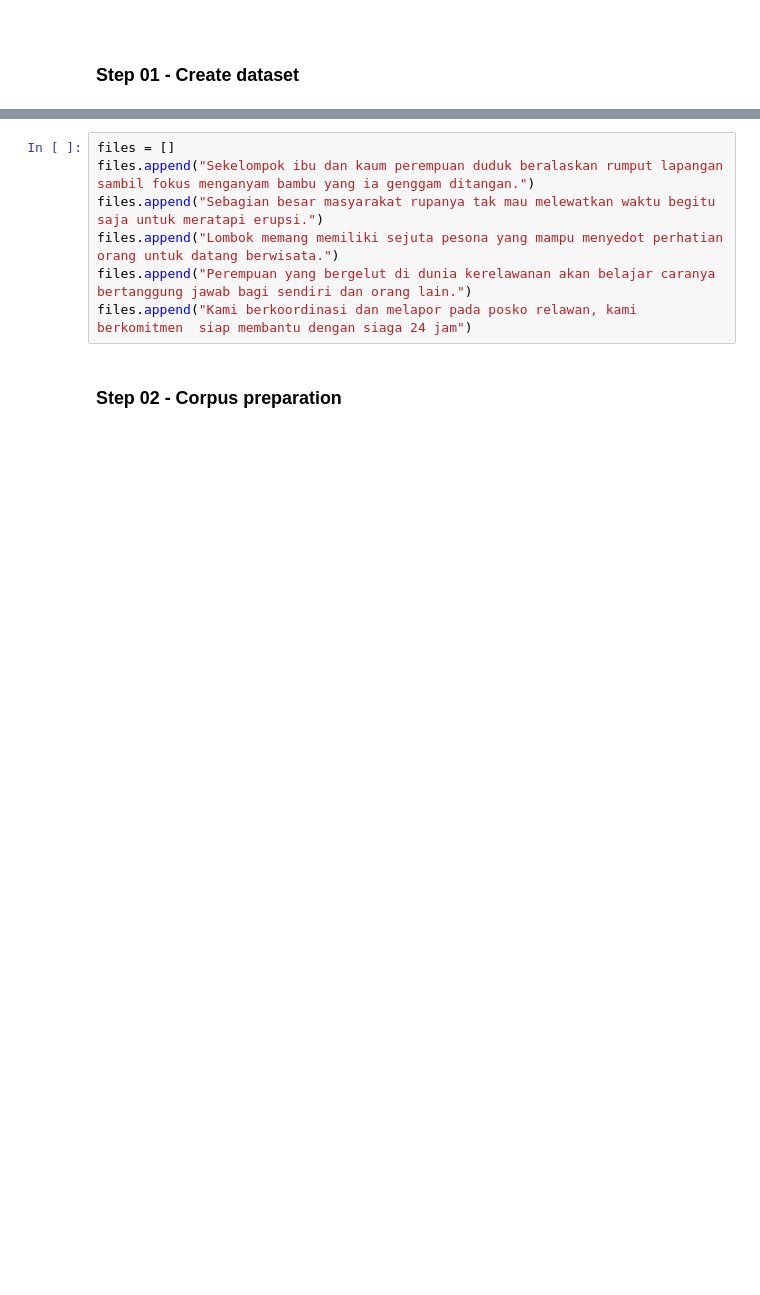
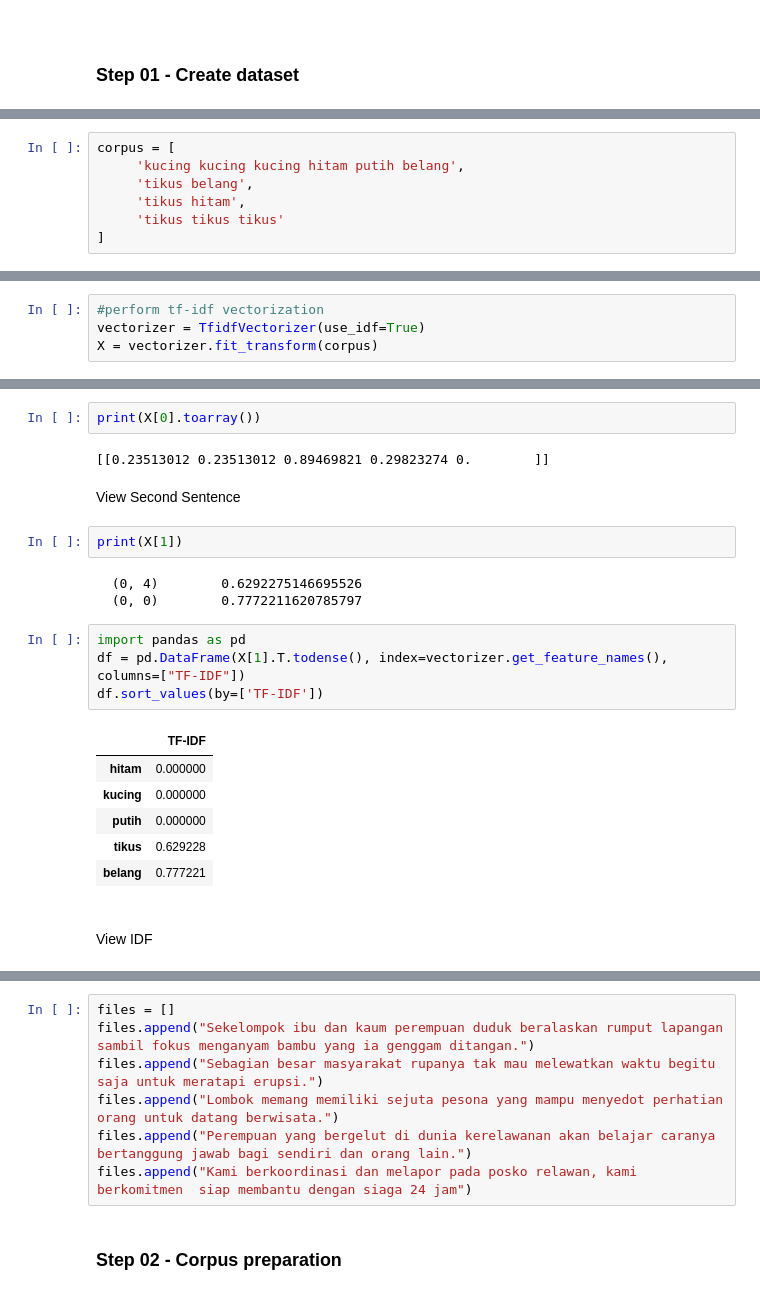
Before and after one commit to project303/Labs247, a Jupyter notebook: Text Mining/Lab 05 - TF-IDF.ipynb, the cells around one changed output, grey strips where cells are left out. Cells and saved outputs as stored; diff of their text form; blank space fills up the shorter version.

```diff
--- a/Text Mining/Lab 05 - TF-IDF.ipynb
+++ b/Text Mining/Lab 05 - TF-IDF.ipynb
@@ -94,0 +105,7 @@ Create simple dataset contain 5 sentences (docs)
+# %%
+corpus = [
+     'kucing kucing kucing hitam putih belang',
+     'tikus belang',
+     'tikus hitam',
+     'tikus tikus tikus'
+]
@@ -94,0 +122,4 @@ Create simple dataset contain 5 sentences (docs)
+# %%
+#perform tf-idf vectorization
+vectorizer = TfidfVectorizer(use_idf=True)
+X = vectorizer.fit_transform(corpus)
@@ -94,0 +164,26 @@ Create simple dataset contain 5 sentences (docs)
+# %%
+print(X[0].toarray())
+# %% [output]
+[[0.23513012 0.23513012 0.89469821 0.29823274 0.        ]]
+# %% [markdown]
+View Second Sentence
+# %%
+print(X[1])
+# %% [output]
+  (0, 4)        0.6292275146695526
+  (0, 0)        0.7772211620785797
+# %%
+import pandas as pd
+df = pd.DataFrame(X[1].T.todense(), index=vectorizer.get_feature_names(), columns=["TF-IDF"])
+df.sort_values(by=['TF-IDF'])
+# %% [output]
+|  | TF-IDF |
+| hitam | 0.000000 |
+| kucing | 0.000000 |
+| putih | 0.000000 |
+| tikus | 0.629228 |
+| belang | 0.777221 |
+# %% [markdown]
+<br>
+
+View IDF
```
Also changed, not shown: parts of 45 cells of this notebook.
